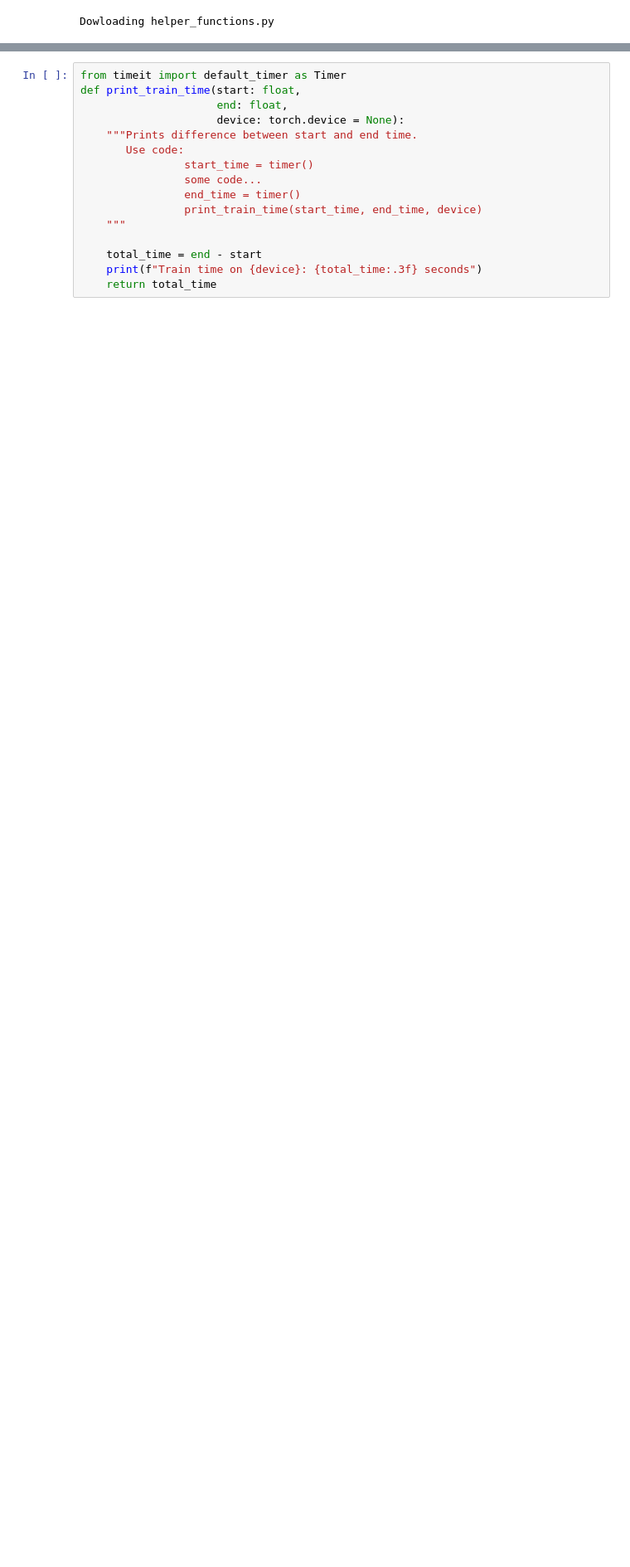
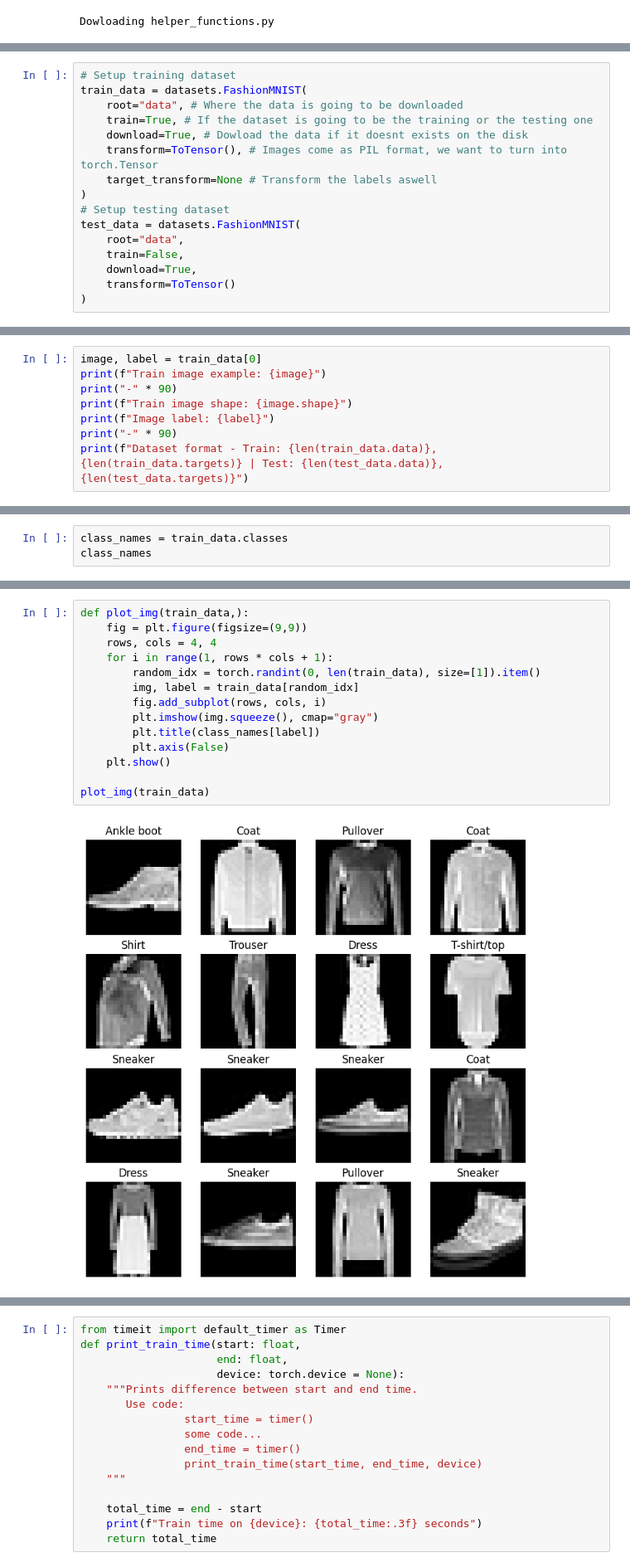
Before and after one commit to PedroEvaldt/PyTorch-Studies, a Jupyter notebook: Model_WorkFlow/ComputerVision.ipynb, the cells around one changed output, grey strips where cells are left out. Shown: that part at 83% size. Cells and saved outputs as stored; diff of their text form; blank space fills up the shorter version.

```diff
--- a/Model_WorkFlow/ComputerVision.ipynb
+++ b/Model_WorkFlow/ComputerVision.ipynb
@@ -24,0 +37,16 @@ Dowloading helper_functions.py
+# %%
+# Setup training dataset
+train_data = datasets.FashionMNIST(
+    root="data", # Where the data is going to be downloaded
+    train=True, # If the dataset is going to be the training or the testing one
+    download=True, # Dowload the data if it doesnt exists on the disk
+    transform=ToTensor(), # Images come as PIL format, we want to turn into torch.Tensor
+    target_transform=None # Transform the labels aswell
+)
+# Setup testing dataset
+test_data = datasets.FashionMNIST(
+    root="data",
+    train=False,
+    download=True,
+    transform=ToTensor()
+)
@@ -24,0 +55,8 @@ Dowloading helper_functions.py
+# %%
+image, label = train_data[0]
+print(f"Train image example: {image}")
+print("-" * 90)
+print(f"Train image shape: {image.shape}")
+print(f"Image label: {label}")
+print("-" * 90)
+print(f"Dataset format - Train: {len(train_data.data)}, {len(train_data.targets)} | Test: {len(test_data.data)}, {len(test_data.targets)}")
@@ -24,0 +81,3 @@ Dowloading helper_functions.py
+# %%
+class_names = train_data.classes
+class_names
@@ -24,0 +97,16 @@ Dowloading helper_functions.py
+# %%
+def plot_img(train_data,):
+    fig = plt.figure(figsize=(9,9))
+    rows, cols = 4, 4
+    for i in range(1, rows * cols + 1):
+        random_idx = torch.randint(0, len(train_data), size=[1]).item()
+        img, label = train_data[random_idx]
+        fig.add_subplot(rows, cols, i)
+        plt.imshow(img.squeeze(), cmap="gray")
+        plt.title(class_names[label])
+        plt.axis(False)
+    plt.show()
+
+plot_img(train_data)
+# %% [output]
+[figure, added]
```
Also changed, not shown: parts of 22 cells of this notebook, 11 other files.
